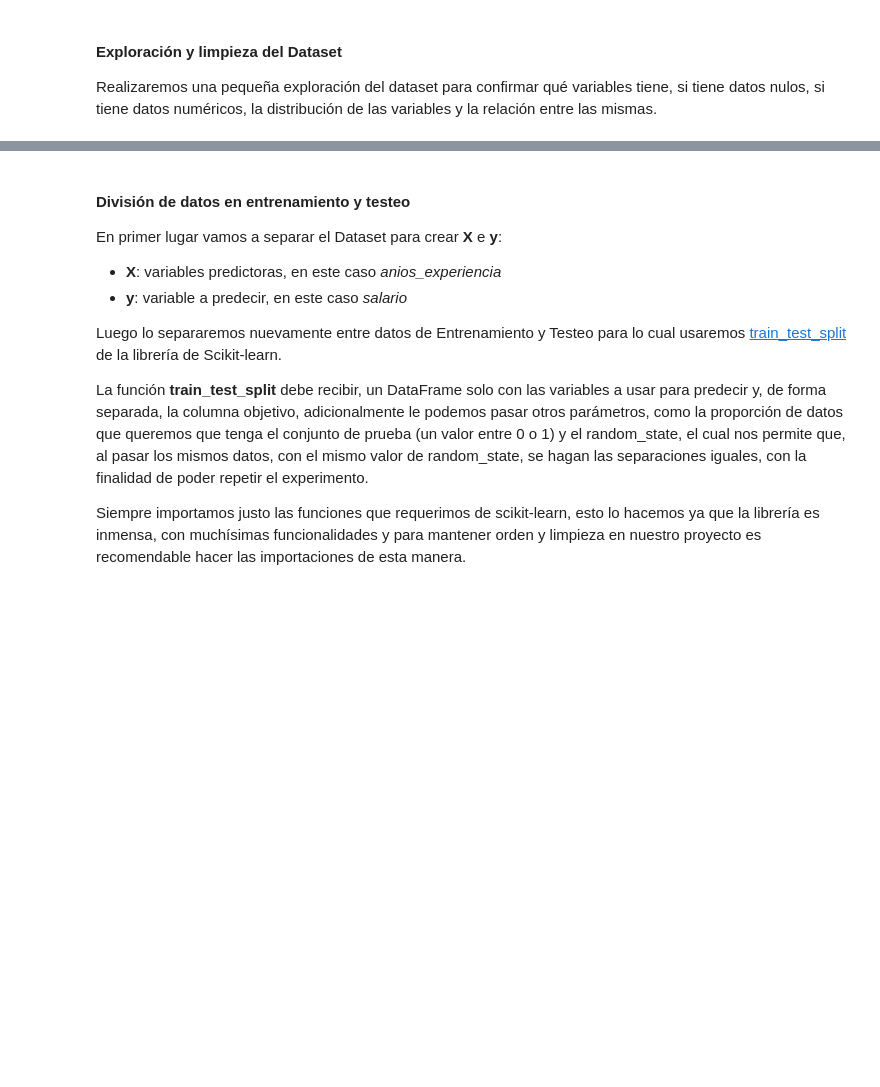
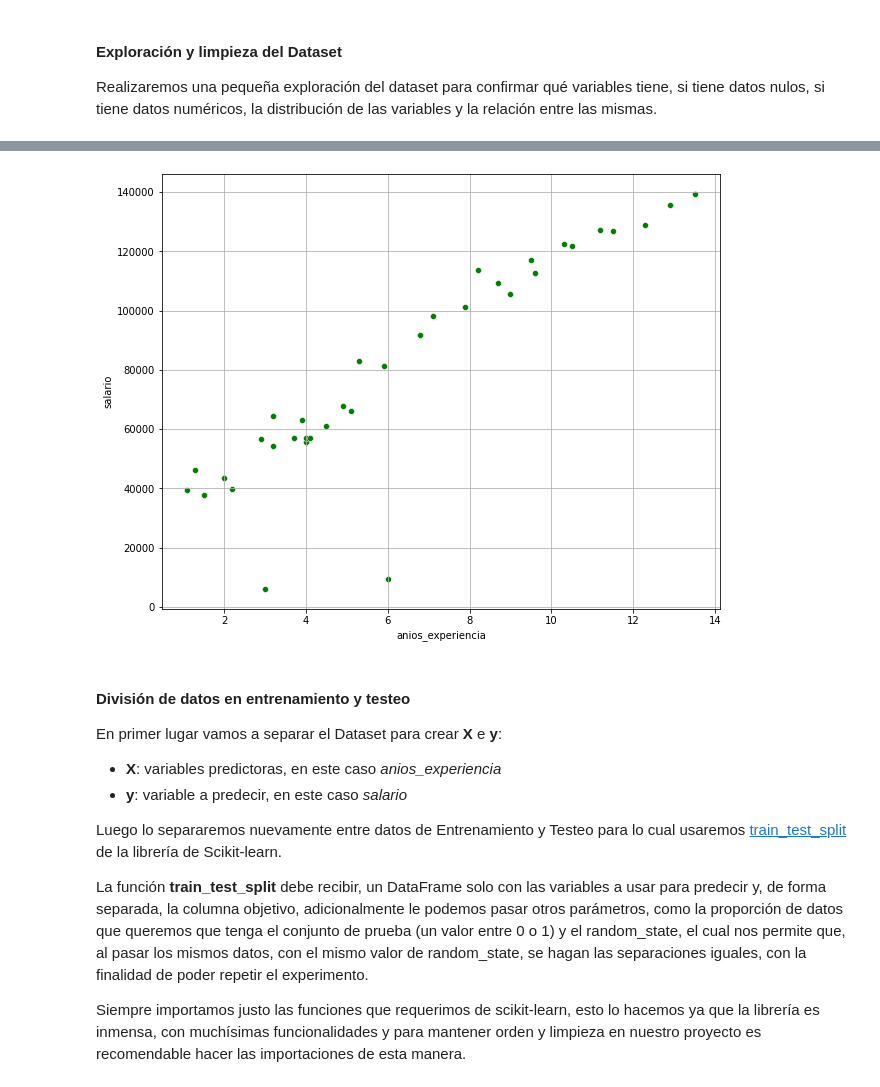
Before and after one commit to Osky205/cienciadedatos, a Jupyter notebook: m2/Encuentro 4/Regresión lineal simple.ipynb, the cells around one changed output, grey strips where cells are left out. Saved outputs shown, nothing was run; the diff lists cells and outputs as text; code cells hidden in the pictures; blank space fills up the shorter version.

```diff
--- a/m2/Encuentro 4/Regresión lineal simple.ipynb
+++ b/m2/Encuentro 4/Regresión lineal simple.ipynb
@@ -78,7 +101,10 @@ data.corr()
 # %%
 # Realizamos un gráfico para observar la relación entre las variables
-plt.figure(figsize = (10,10))
+plt.figure(figsize = (10,8))
 sns.scatterplot(data=data, x="anios_experiencia", y="salario", color = 'g')
+plt.grid(True)
+# %% [output]
+[figure, added]
 # %% [markdown]
 #### División de datos en entrenamiento y testeo
 
```
Also changed, not shown: parts of 32 cells of this notebook, 1 other file.
